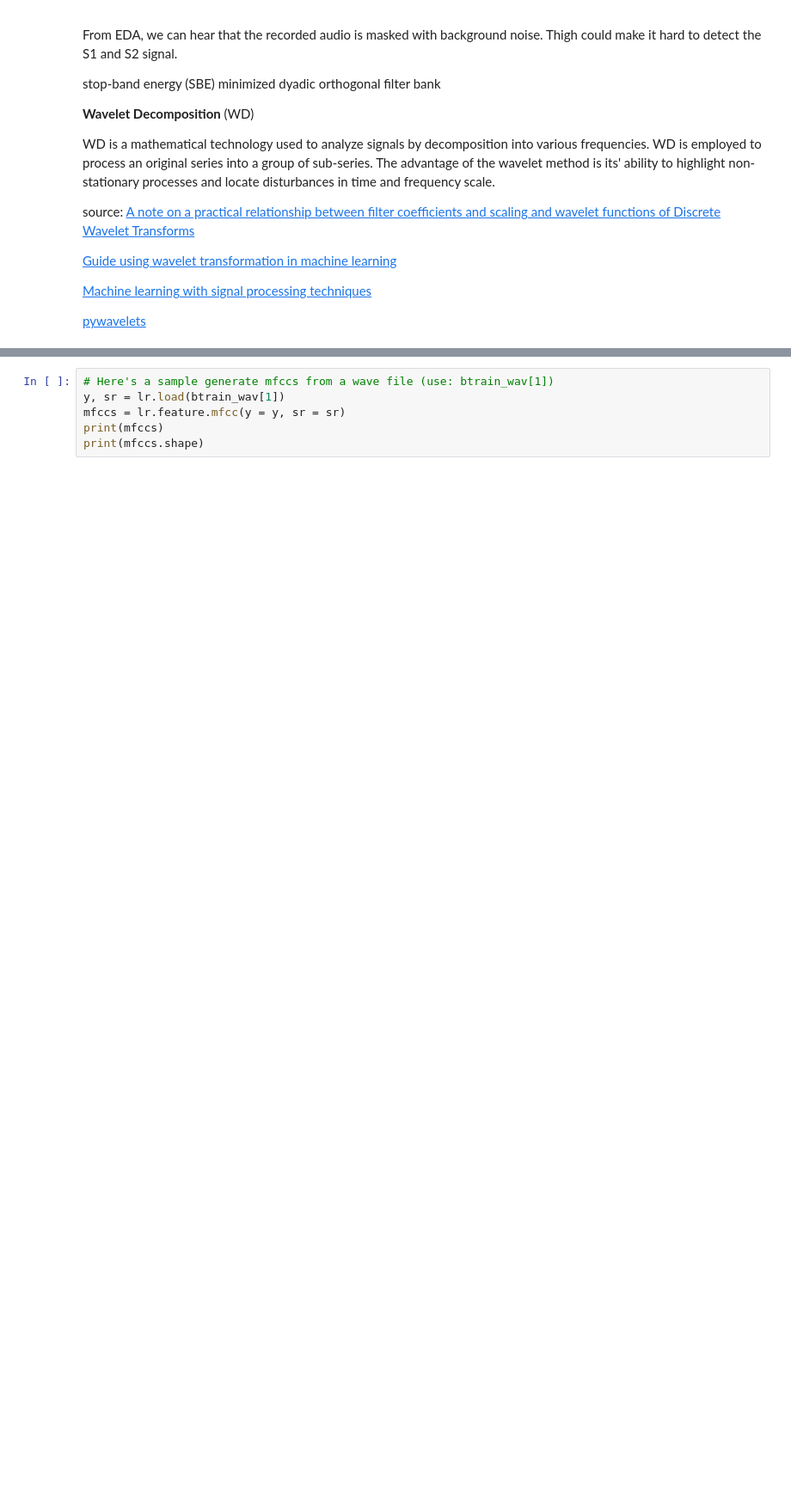
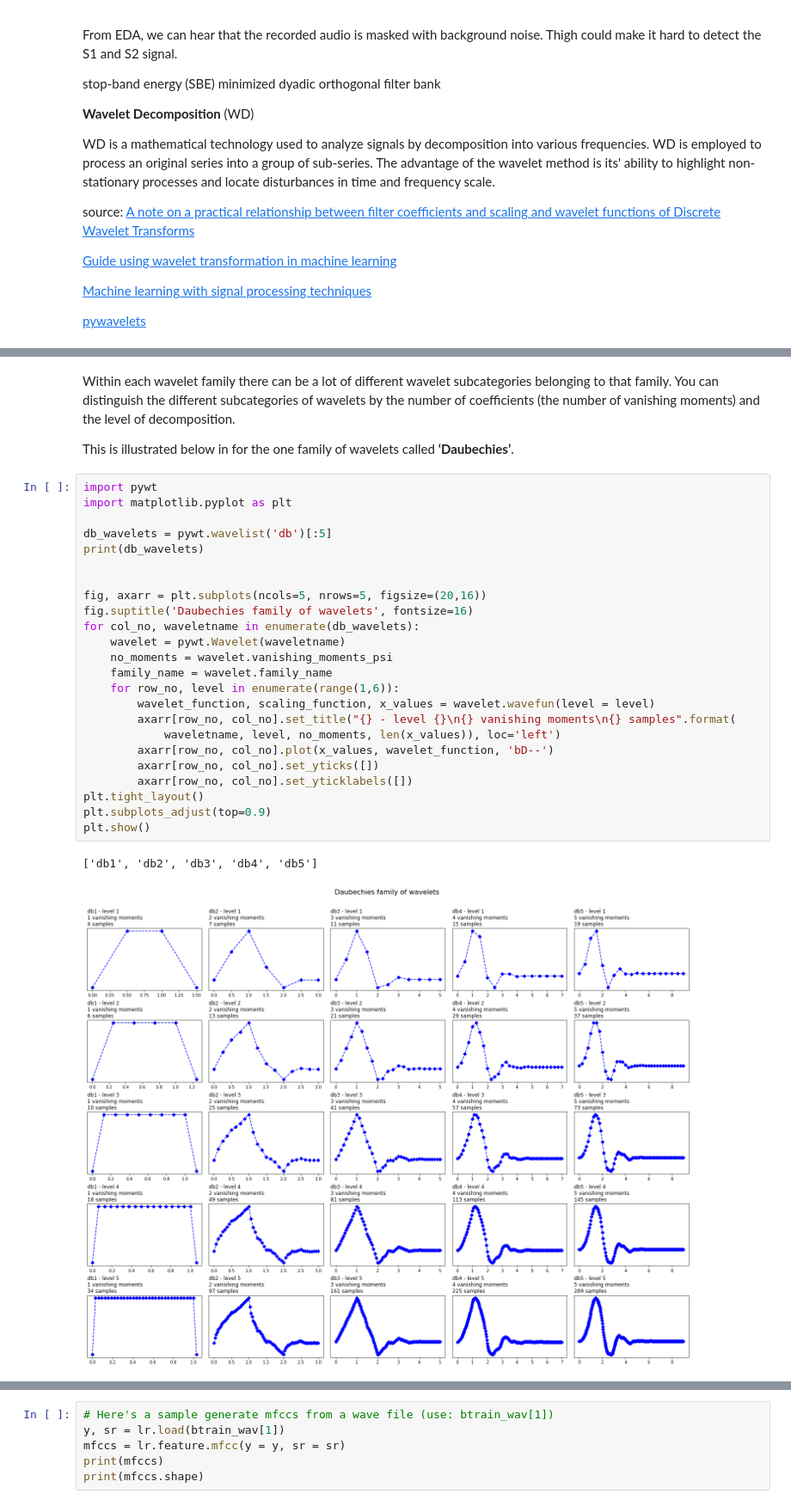
Before and after one commit to gimpeing/capstone, a Jupyter notebook: code/capstone_checkpoint2_1_eda.ipynb, the cells around one changed output, grey strips where cells are left out. Shown at 86% size. Drawn from its saved outputs; the diff is of its cells as text; blank space fills up the shorter version.

```diff
--- a/code/capstone_checkpoint2_1_eda.ipynb
+++ b/code/capstone_checkpoint2_1_eda.ipynb
@@ -448,3 +501,34 @@ source: [A note on a practical relationship between filter coefficients and scal
+# %% [markdown]
+Within each wavelet family there can be a lot of different wavelet subcategories belonging to that family. You can distinguish the different subcategories of wavelets by the number of coefficients (the number of vanishing moments) and the level of decomposition.
+
+This is illustrated below in for the one family of wavelets called **‘Daubechies’**.
+# %%
+import pywt
+import matplotlib.pyplot as plt
+
+db_wavelets = pywt.wavelist('db')[:5]
+print(db_wavelets)
+
+
+fig, axarr = plt.subplots(ncols=5, nrows=5, figsize=(20,16))
+fig.suptitle('Daubechies family of wavelets', fontsize=16)
+for col_no, waveletname in enumerate(db_wavelets):
+    wavelet = pywt.Wavelet(waveletname)
+    no_moments = wavelet.vanishing_moments_psi
+    family_name = wavelet.family_name
+    for row_no, level in enumerate(range(1,6)):
+        wavelet_function, scaling_function, x_values = wavelet.wavefun(level = level)
+        axarr[row_no, col_no].set_title("{} - level {}\n{} vanishing moments\n{} samples".format(
+            waveletname, level, no_moments, len(x_values)), loc='left')
+        axarr[row_no, col_no].plot(x_values, wavelet_function, 'bD--')
+        axarr[row_no, col_no].set_yticks([])
+        axarr[row_no, col_no].set_yticklabels([])
+plt.tight_layout()
+plt.subplots_adjust(top=0.9)
+plt.show()
+# %% [output]
+['db1', 'db2', 'db3', 'db4', 'db5']
+[figure, added]
 # %% [markdown]
 ## 3.0 Sound Feature: MFCC
 
```
Also changed, not shown: parts of 4 cells of this notebook.
